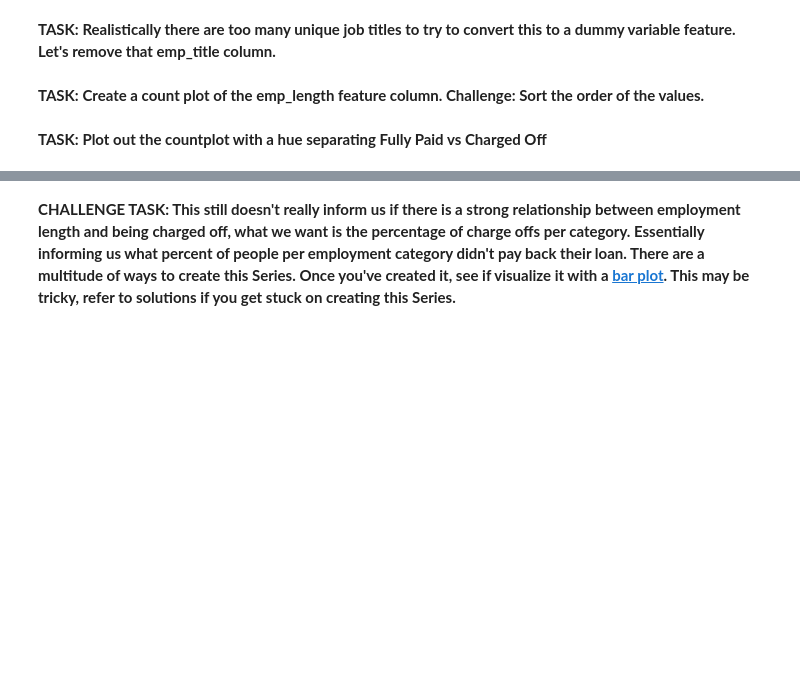
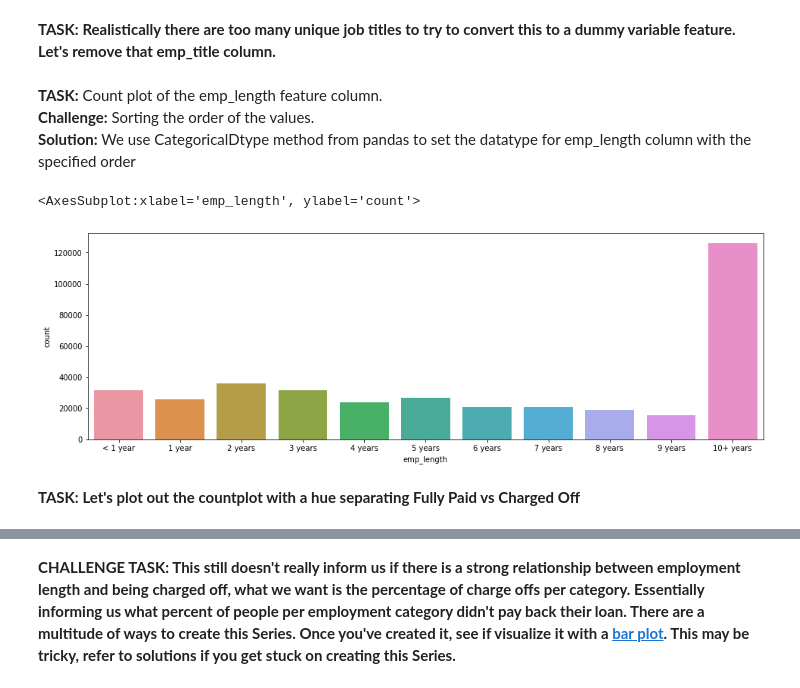
Before and after one commit to sathishkumar118/EDA-with-Lending-club-dataset, a Jupyter notebook: own_experimentation.ipynb, the cells around one changed output, grey strips where cells are left out. Saved outputs shown, nothing was run; the diff lists cells and outputs as text; code cells hidden in the pictures; blank space fills up the shorter version.

Commit message:
Completed the tasks until section 1

```diff
--- a/own_experimentation.ipynb
+++ b/own_experimentation.ipynb
@@ -441,2 +369,6 @@ df.corrwith(df.loan_repaid).drop('loan_repaid').sort_values().plot(kind = 'bar')
+# %%
+df.drop(columns = ['emp_title'], inplace = True)
 # %% [markdown]
-**TASK: Create a count plot of the emp_length feature column. Challenge: Sort the order of the values.**
+**TASK:** Count plot of the emp_length feature column.<br>
+**Challenge:** Sorting the order of the values.<br>
+**Solution:** We use CategoricalDtype method from pandas to set the datatype for emp_length column with the specified order
@@ -445,2 +375,14 @@ df.corrwith(df.loan_repaid).drop('loan_repaid').sort_values().plot(kind = 'bar')
+# %%
+cat_emp_length = pd.CategoricalDtype(
+    ['< 1 year','1 year', '2 years', '3 years', '4 years', '5 years', '6 years', '7 years', '8 years', '9 years', '10+ years'],
+    ordered=True,
+)
+df['emp_length'] = df['emp_length'].astype(cat_emp_length)
+# %%
+fig,ax = plt.subplots(figsize = (16,5))
+sns.countplot(data = df.sort_values(by = 'emp_length'), x = 'emp_length')
+# %% [output]
+<AxesSubplot:xlabel='emp_length', ylabel='count'>
+[figure, added]
 # %% [markdown]
-**TASK: Plot out the countplot with a hue separating Fully Paid vs Charged Off**
+**TASK: Let's plot out the countplot with a hue separating Fully Paid vs Charged Off**
```
Also changed, not shown: parts of 46 cells of this notebook.
